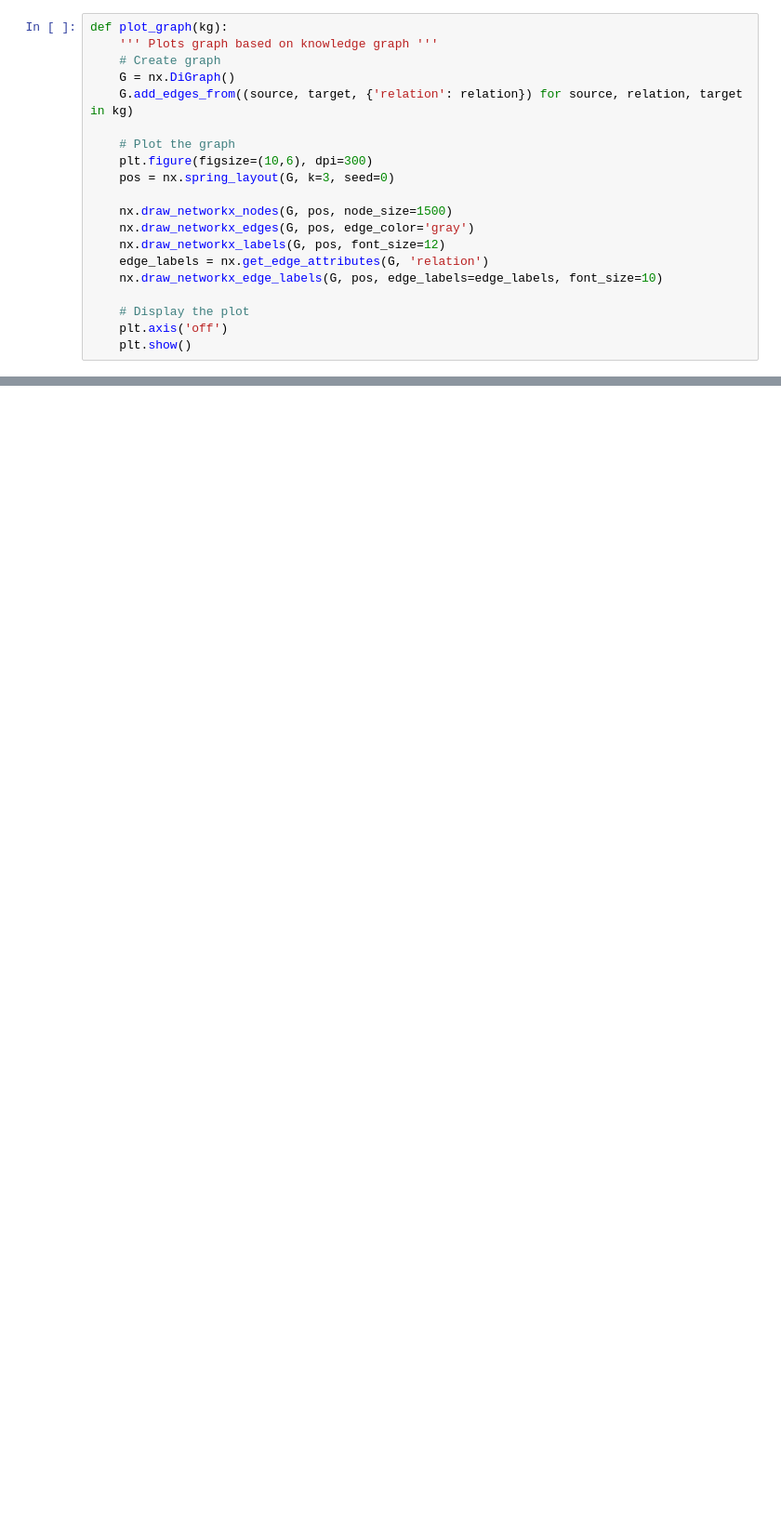
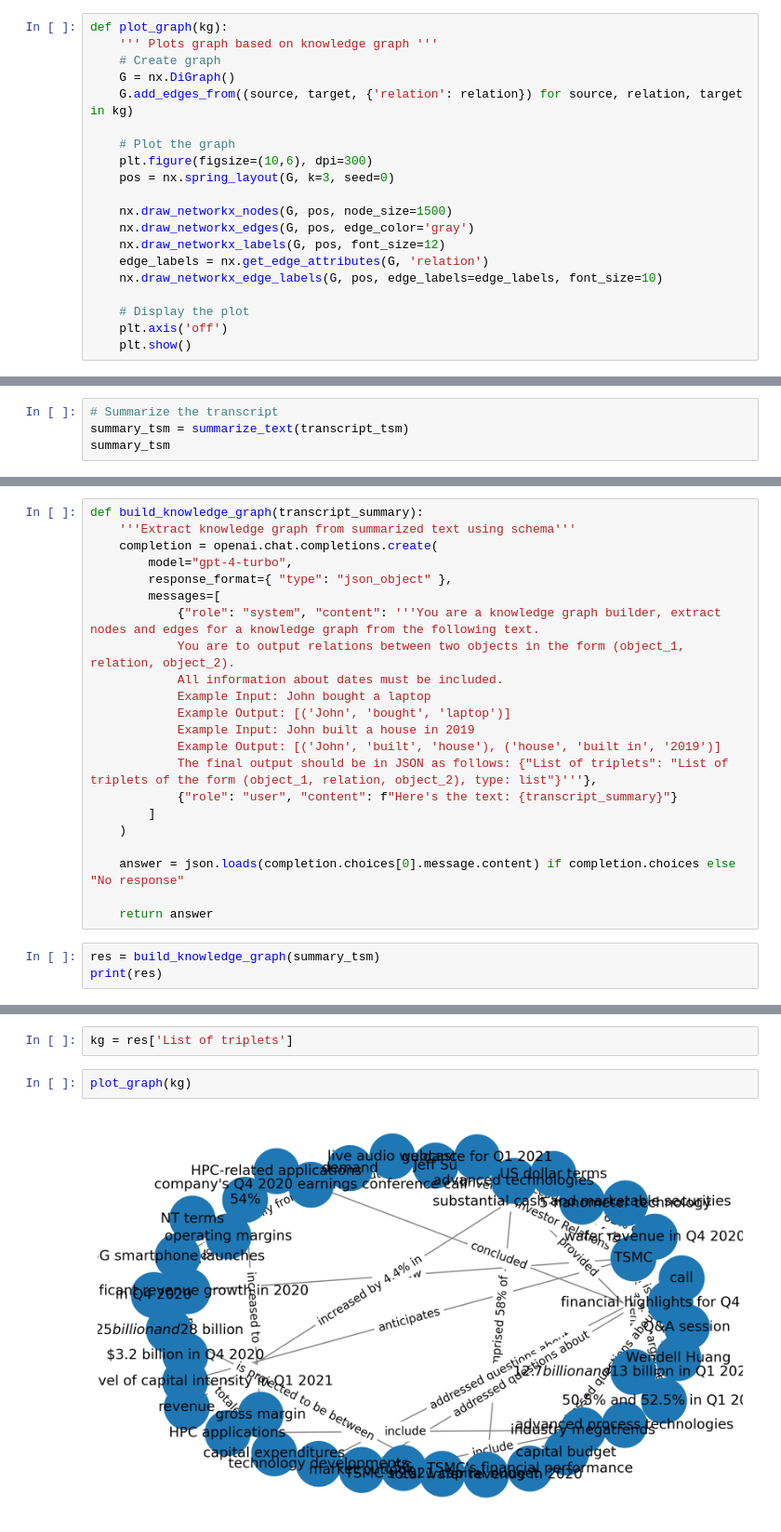
Before and after one commit to pattssun/knowledge-graph, a Jupyter notebook: kg_earnings.ipynb, the cells around one changed output, grey strips where cells are left out. Shown at 93% size. Cells and saved outputs as stored; diff of their text form; blank space fills up the shorter version.

```diff
--- a/kg_earnings.ipynb
+++ b/kg_earnings.ipynb
@@ -195,0 +168,4 @@ nodes_and_edges
+# %%
+# Summarize the transcript
+summary_tsm = summarize_text(transcript_tsm)
+summary_tsm
@@ -195,0 +174,25 @@ nodes_and_edges
+# %%
+def build_knowledge_graph(transcript_summary):
+    '''Extract knowledge graph from summarized text using schema'''
+    completion = openai.chat.completions.create(
+        model="gpt-4-turbo",
+        response_format={ "type": "json_object" },
+        messages=[
+            {"role": "system", "content": '''You are a knowledge graph builder, extract nodes and edges for a knowledge graph from the following text.
+            You are to output relations between two objects in the form (object_1, relation, object_2).
+            All information about dates must be included.
+            Example Input: John bought a laptop
+            Example Output: [('John', 'bought', 'laptop')]
+            Example Input: John built a house in 2019
+            Example Output: [('John', 'built', 'house'), ('house', 'built in', '2019')]
+            The final output should be in JSON as follows: {"List of triplets": "List of triplets of the form (object_1, relation, object_2), type: list"}'''},
+            {"role": "user", "content": f"Here's the text: {transcript_summary}"}
+        ]
+    )
+
+    answer = json.loads(completion.choices[0].message.content) if completion.choices else "No response"
+
+    return answer
+# %%
+res = build_knowledge_graph(summary_tsm)
+print(res)
@@ -195,0 +201,6 @@ nodes_and_edges
+# %%
+kg = res['List of triplets']
+# %%
+plot_graph(kg)
+# %% [output]
+[figure, added]
```
Also changed, not shown: parts of 20 cells of this notebook.
